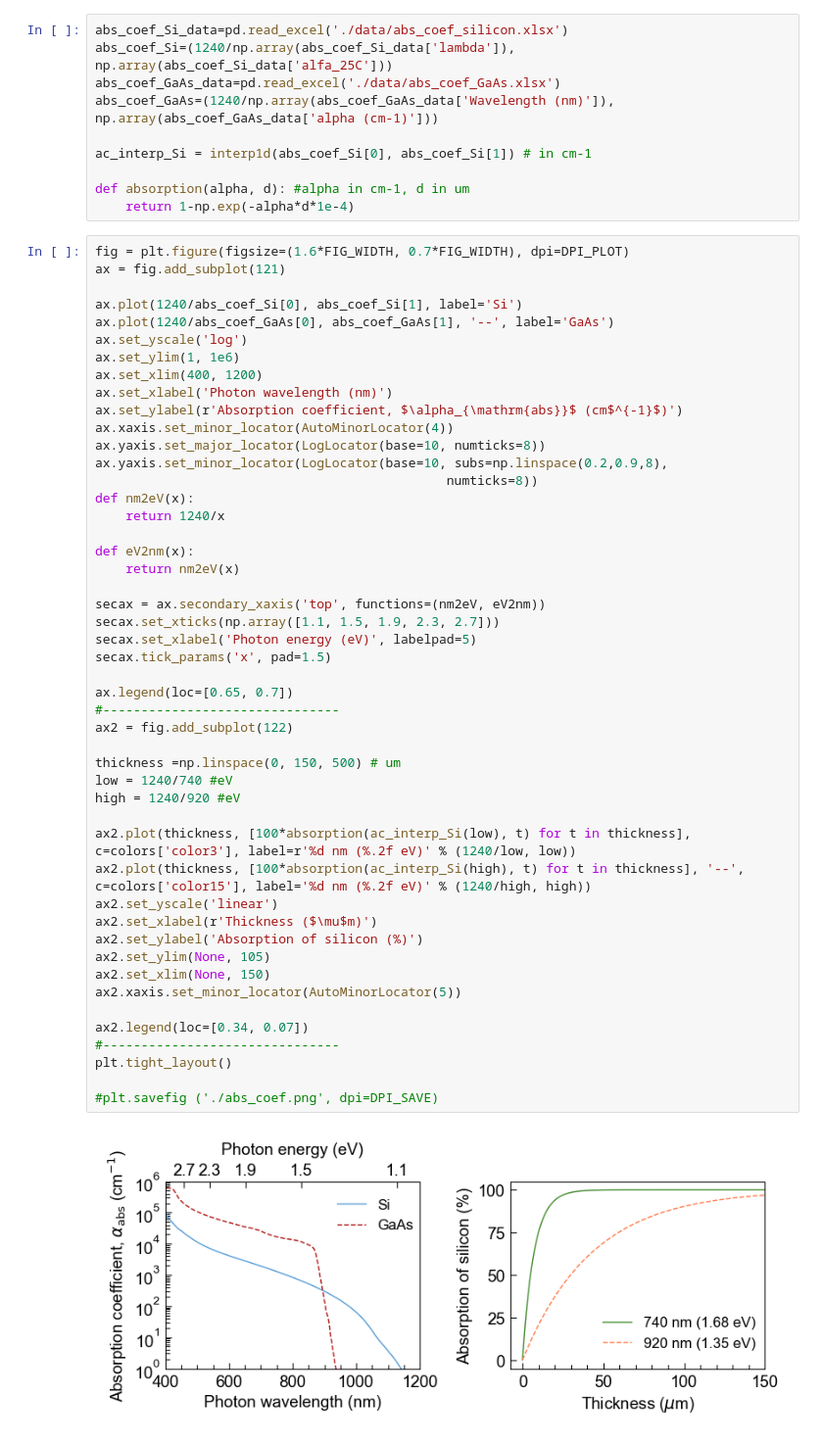
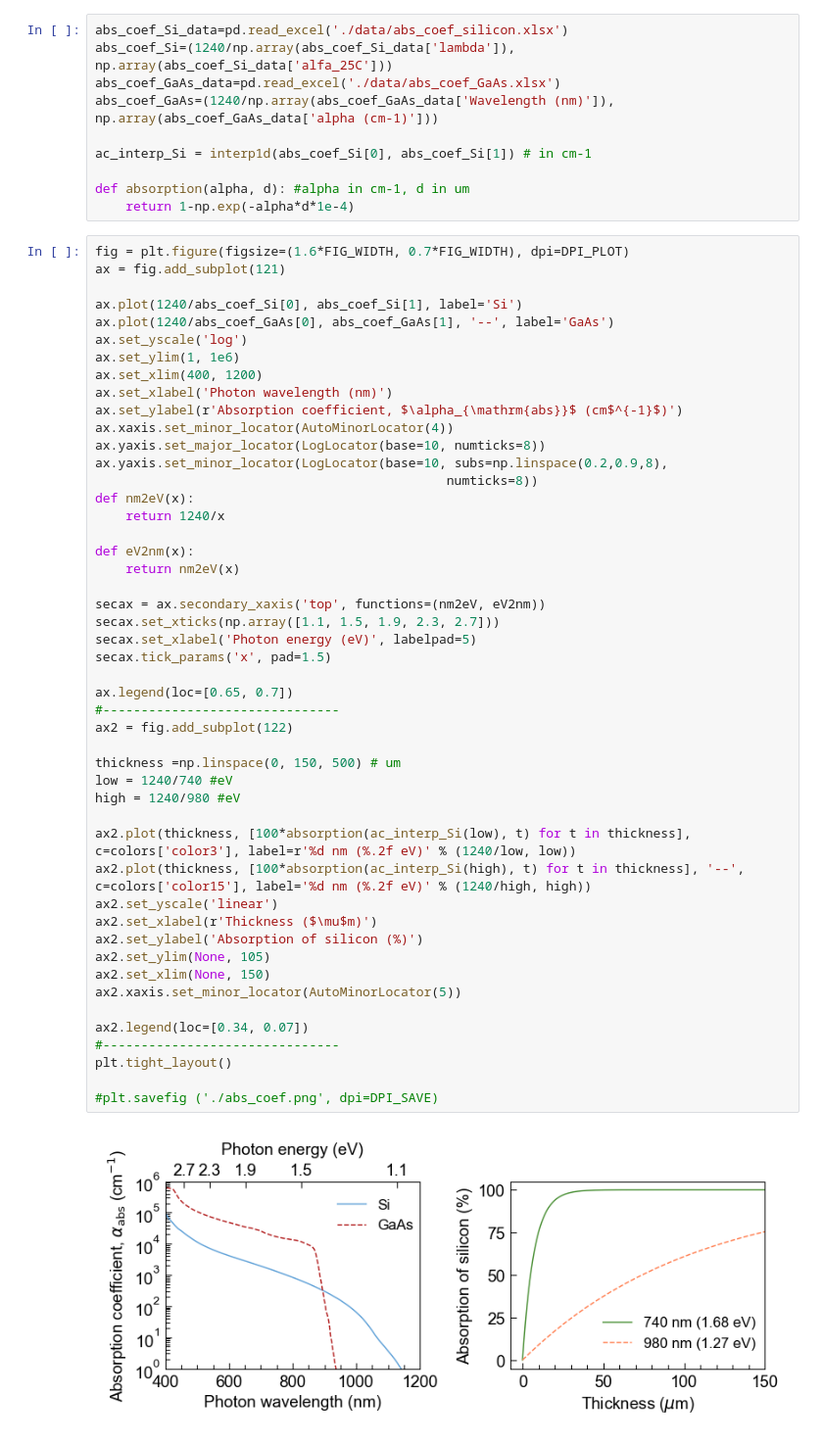
Before and after one commit to martavp/pv-textbook, a Jupyter notebook: Figures/Chapter_03/figures_python/fig_absorption_coefficients.ipynb, the cells around one changed output. Shown at 98% size. Drawn from its saved outputs; the diff is of its cells as text.

```diff
--- a/Figures/Chapter_03/figures_python/fig_absorption_coefficients.ipynb
+++ b/Figures/Chapter_03/figures_python/fig_absorption_coefficients.ipynb
@@ -82,32 +82,32 @@ def nm2eV(x):
 def eV2nm(x):
     return nm2eV(x)
 
 secax = ax.secondary_xaxis('top', functions=(nm2eV, eV2nm))
 secax.set_xticks(np.array([1.1, 1.5, 1.9, 2.3, 2.7]))
 secax.set_xlabel('Photon energy (eV)', labelpad=5)
 secax.tick_params('x', pad=1.5)
 
 ax.legend(loc=[0.65, 0.7])
 #-------------------------------
 ax2 = fig.add_subplot(122)
 
 thickness =np.linspace(0, 150, 500) # um
 low = 1240/740 #eV
-high = 1240/920 #eV
+high = 1240/980 #eV
 
 ax2.plot(thickness, [100*absorption(ac_interp_Si(low), t) for t in thickness], c=colors['color3'], label=r'%d nm (%.2f eV)' % (1240/low, low))
 ax2.plot(thickness, [100*absorption(ac_interp_Si(high), t) for t in thickness], '--', c=colors['color15'], label='%d nm (%.2f eV)' % (1240/high, high))
 ax2.set_yscale('linear')
 ax2.set_xlabel(r'Thickness ($\mu$m)')
 ax2.set_ylabel('Absorption of silicon (%)')
 ax2.set_ylim(None, 105)
 ax2.set_xlim(None, 150)
 ax2.xaxis.set_minor_locator(AutoMinorLocator(5))
 
 ax2.legend(loc=[0.34, 0.07])
 #-------------------------------
 plt.tight_layout()
 
 #plt.savefig ('./abs_coef.png', dpi=DPI_SAVE)
 # %% [output]
-[figure, old version]
+[figure, new version]
```
Also changed, not shown: 4 other files.
